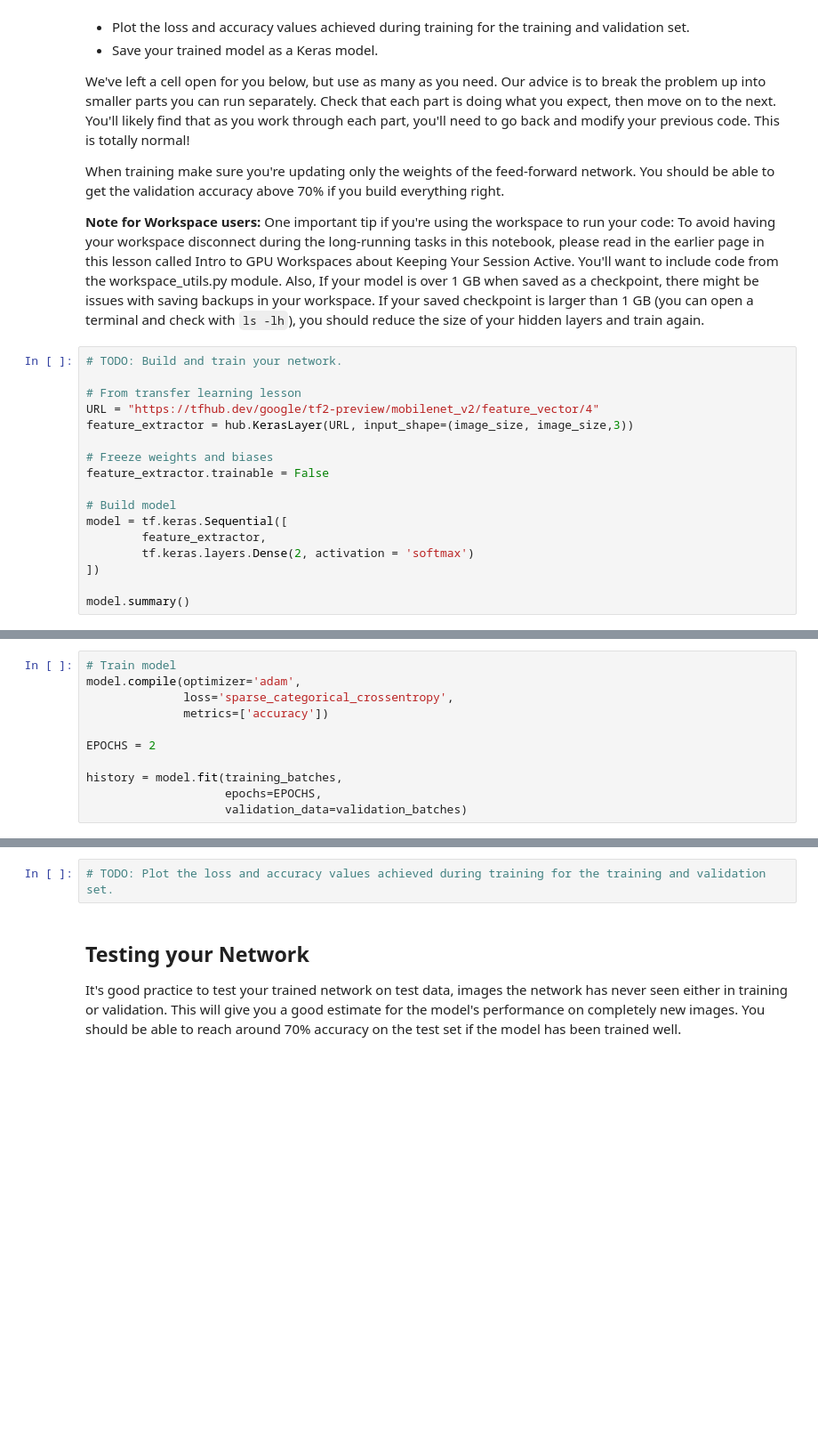
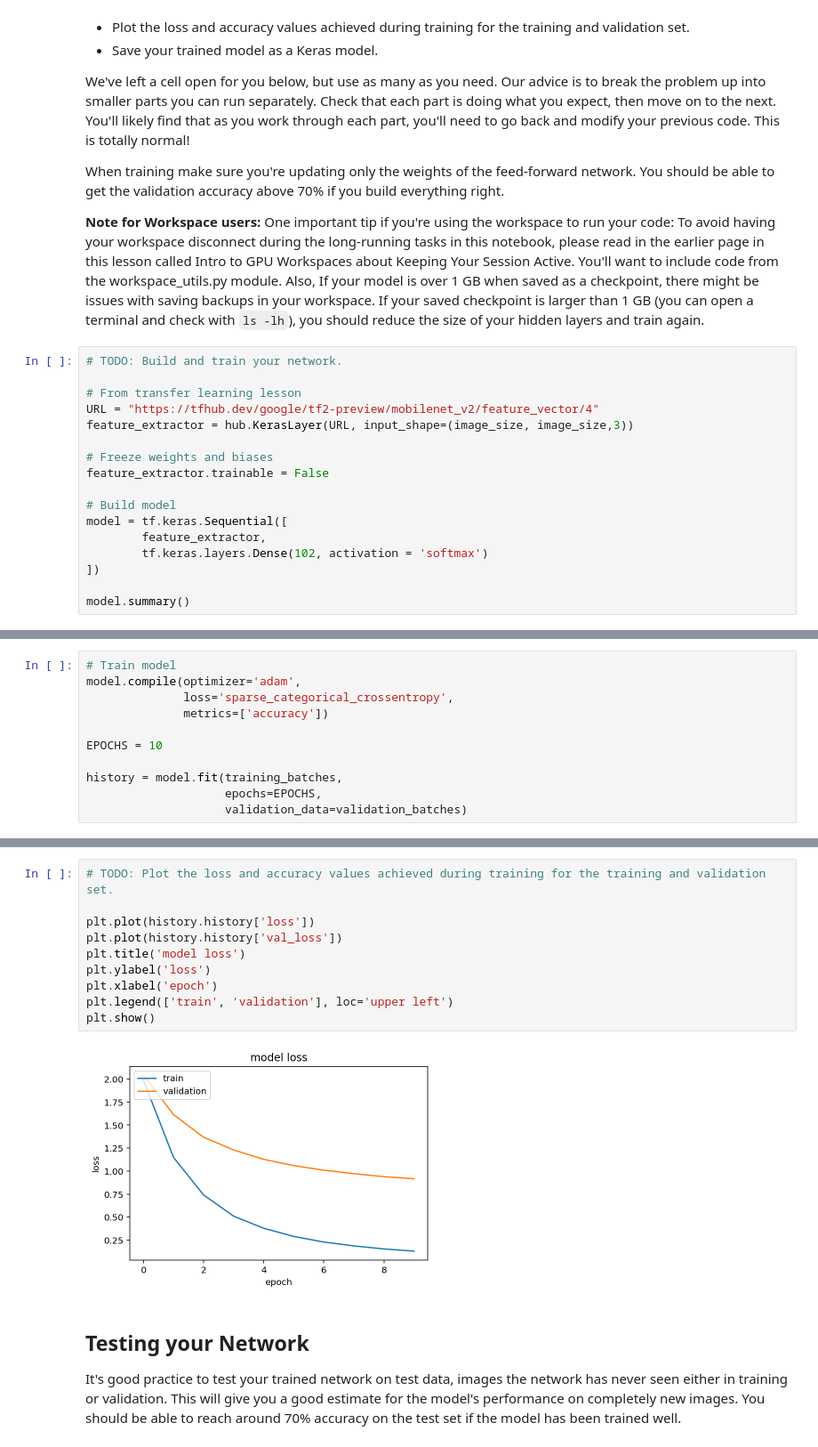
Before and after one commit to saulakh/image-classifier, a Jupyter notebook: Project_Image_Classifier_Project.ipynb, the cells around one changed output, grey strips where cells are left out. Shown: that part at 89% size. Cells and saved outputs as stored; diff of their text form; blank space fills up the shorter version.

Commit message:
Trained model for 10 epochs, started with validation acc: 80%

```diff
--- a/Project_Image_Classifier_Project.ipynb
+++ b/Project_Image_Classifier_Project.ipynb
@@ -234,7 +234,7 @@ feature_extractor.trainable = False
 # Build model
 model = tf.keras.Sequential([
         feature_extractor,
-        tf.keras.layers.Dense(2, activation = 'softmax')
+        tf.keras.layers.Dense(102, activation = 'softmax')
 ])
 
 model.summary()
@@ -257,7 +257,7 @@ model.compile(optimizer='adam',
               loss='sparse_categorical_crossentropy',
               metrics=['accuracy'])
 
-EPOCHS = 2
+EPOCHS = 10
 
 history = model.fit(training_batches,
                     epochs=EPOCHS,
@@ -265,5 +286,15 @@ history = model.fit(training_batches,
 # %%
 # TODO: Plot the loss and accuracy values achieved during training for the training and validation set.
+
+plt.plot(history.history['loss'])
+plt.plot(history.history['val_loss'])
+plt.title('model loss')
+plt.ylabel('loss')
+plt.xlabel('epoch')
+plt.legend(['train', 'validation'], loc='upper left')
+plt.show()
+# %% [output]
+[figure, added]
 # %% [markdown]
 ## Testing your Network
 
```
Also changed, not shown: parts of 2 cells of this notebook.
